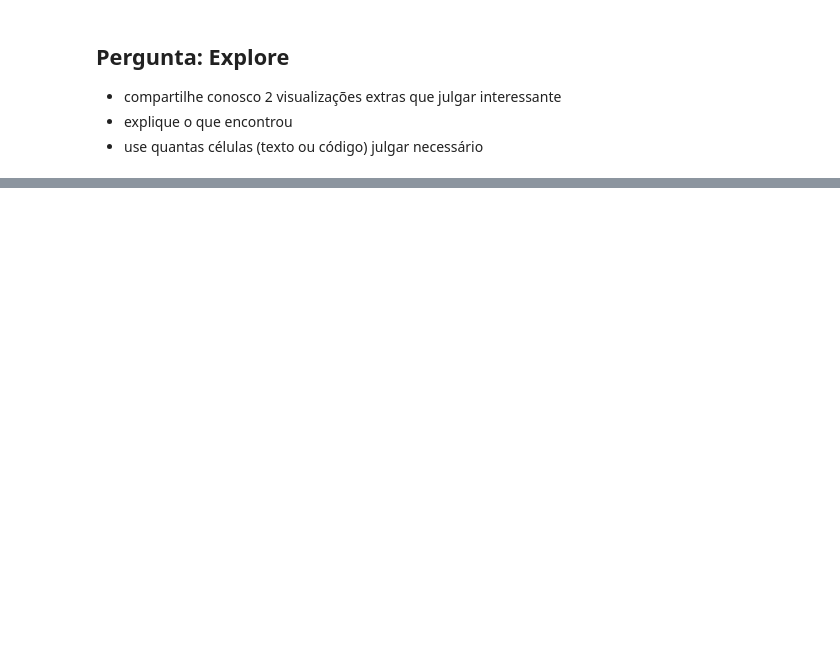
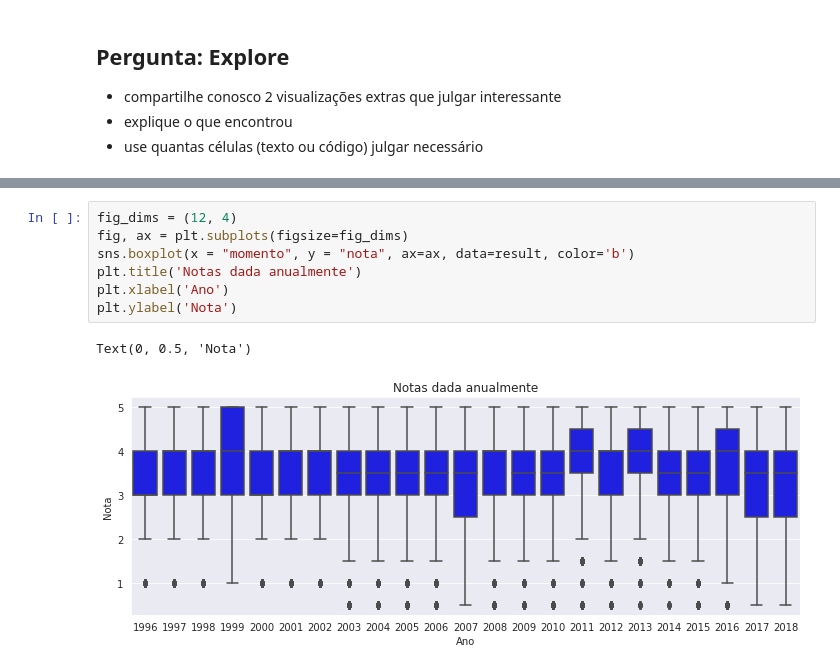
Before and after one commit to flaakira/Alura, a Jupyter notebook: Formação_Data_Science_Alura_Análise_exploratória_do_MovieLens.ipynb, the cells around one changed output, grey strips where cells are left out. Cells and saved outputs as stored; diff of their text form; blank space fills up the shorter version.

```diff
--- a/Formação_Data_Science_Alura_Análise_exploratória_do_MovieLens.ipynb
+++ b/Formação_Data_Science_Alura_Análise_exploratória_do_MovieLens.ipynb
@@ -877,0 +956,10 @@ sns.pairplot(infos)
+# %%
+fig_dims = (12, 4)
+fig, ax = plt.subplots(figsize=fig_dims)
+sns.boxplot(x = "momento", y = "nota", ax=ax, data=result, color='b')
+plt.title('Notas dada anualmente')
+plt.xlabel('Ano')
+plt.ylabel('Nota')
+# %% [output]
+Text(0, 0.5, 'Nota')
+[figure, added]
```
Also changed, not shown: parts of 32 cells of this notebook.
